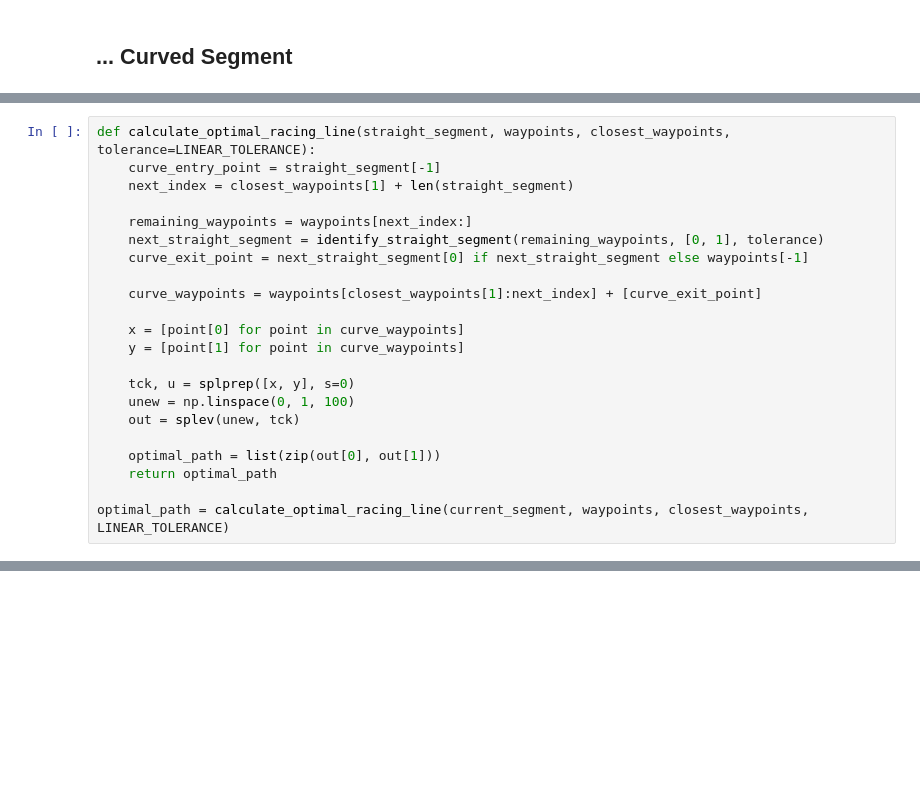
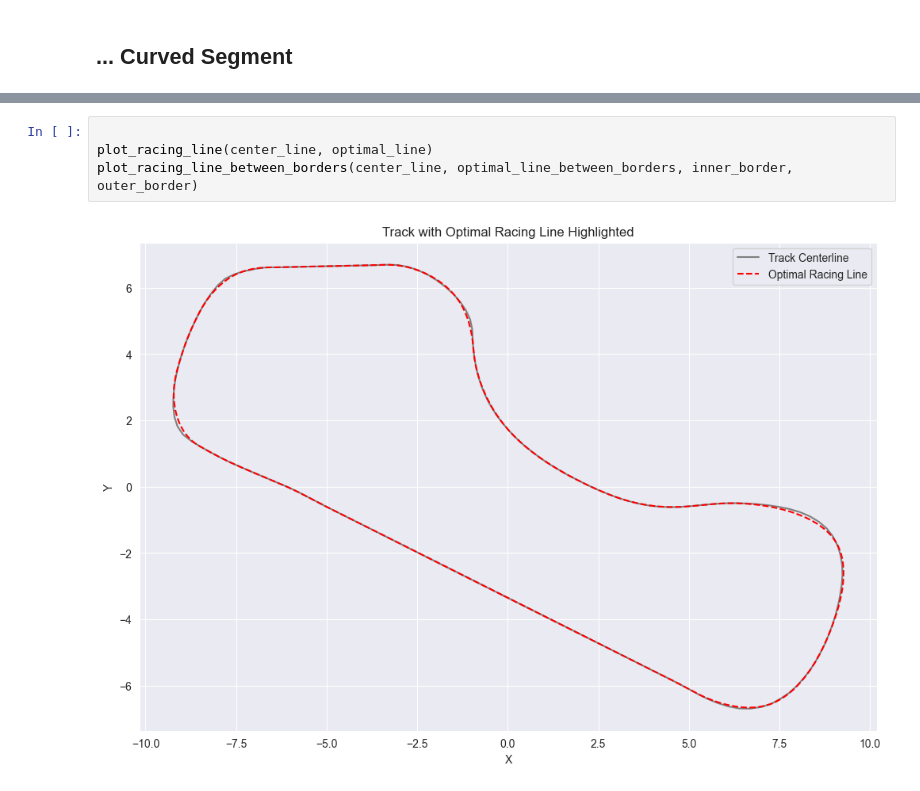
Before and after one commit to scscodes/dr2024, a Jupyter notebook: resources/TrackAnalysis.ipynb, the cells around one changed output, grey strips where cells are left out. Saved outputs shown, nothing was run; the diff lists cells and outputs as text; blank space fills up the shorter version.

```diff
--- a/resources/TrackAnalysis.ipynb
+++ b/resources/TrackAnalysis.ipynb
@@ -387,22 +307,0 @@ plot_racing_line(waypoints, racing_line)
-# %%
-def calculate_optimal_racing_line(straight_segment, waypoints, closest_waypoints, tolerance=LINEAR_TOLERANCE):
-    curve_entry_point = straight_segment[-1]
-    next_index = closest_waypoints[1] + len(straight_segment)
-
-    remaining_waypoints = waypoints[next_index:]
-    next_straight_segment = identify_straight_segment(remaining_waypoints, [0, 1], tolerance)
-    curve_exit_point = next_straight_segment[0] if next_straight_segment else waypoints[-1]
-
-    curve_waypoints = waypoints[closest_waypoints[1]:next_index] + [curve_exit_point]
-
-    x = [point[0] for point in curve_waypoints]
-    y = [point[1] for point in curve_waypoints]
-
-    tck, u = splprep([x, y], s=0)
-    unew = np.linspace(0, 1, 100)
-    out = splev(unew, tck)
-
-    optimal_path = list(zip(out[0], out[1]))
-    return optimal_path
-
-optimal_path = calculate_optimal_racing_line(current_segment, waypoints, closest_waypoints, LINEAR_TOLERANCE)
@@ -413,0 +646,6 @@ def find_optimal_path(waypoints, closest_waypoints, tolerance=LINEAR_TOLERANCE):
+# %%
+
+plot_racing_line(center_line, optimal_line)
+plot_racing_line_between_borders(center_line, optimal_line_between_borders, inner_border, outer_border)
+# %% [output]
+[figure, added]
```
Also changed, not shown: parts of 29 cells of this notebook, 8 other files.
